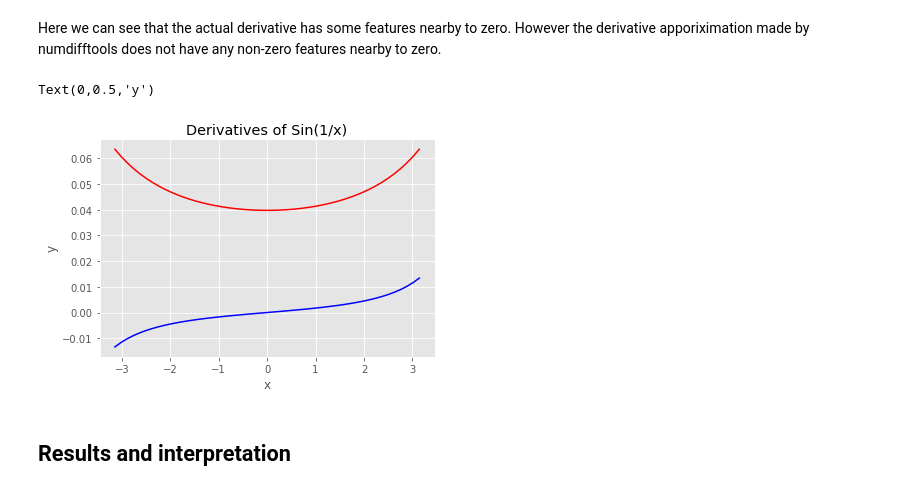
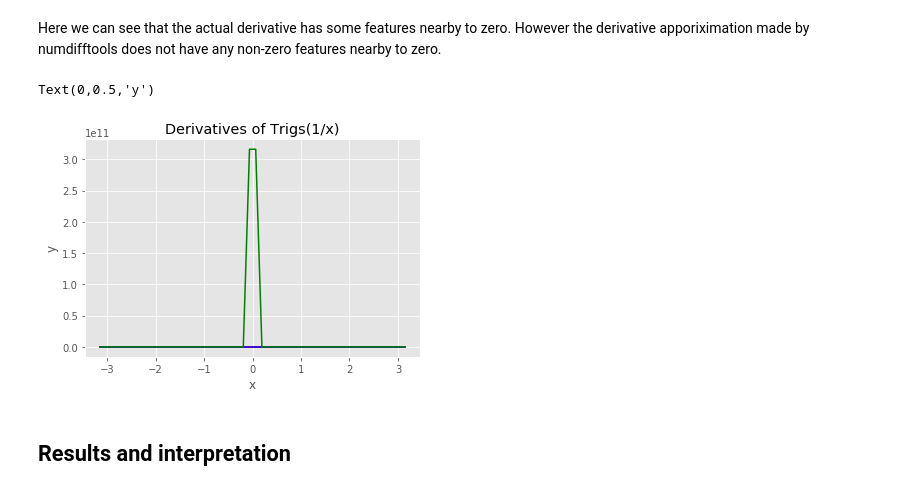
Before and after one commit to cu-numcomp/numcomp-team-project-team-i, a Jupyter notebook: project.ipynb, the cells around one changed output. Saved outputs shown, nothing was run; the diff lists cells and outputs as text; code cells hidden in the pictures.

```diff
--- a/project.ipynb
+++ b/project.ipynb
@@ -214,27 +214,29 @@ Here we can see that the actual derivative has some features nearby to zero. How
 # %%
 def oversin(x):
     return np.sin(1/x)
 
 def overcos(x):
     return np.cos(1/x)
 
 def div5sin(x):
-    return ((20*x(12*x**2-1)*np.sin(1/x))+(-120*x**4+120*x**2-1)*np.cos(1/x)
+    return ((20*x*(12*x**2-1)*np.sin(1/x))+(-120*x**4+120*x**2-1)*np.cos(1/x))/x**10
 
 
 xi = np.linspace(-np.pi, np.pi, 50)
 df = nd.Derivative(oversin,5)
 dg = nd.Derivative(overcos,5)
 y = df(xi)
 h = plt.plot(xi, y, color='red')
 y = dg(xi)
 h = plt.plot(xi, y, color='blue')
+y = div5sin(xi)
+h = plt.plot(xi,y,color='green')
 plt.title("Derivatives of Trigs(1/x)")
 plt.xlabel("x")
 plt.ylabel("y")
 # %% [output]
 Text(0,0.5,'y')
-[figure, old version]
+[figure, new version]
 # %% [markdown]
 ## Results and interpretation
 # %% [markdown]
```
Also changed, not shown: parts of 1 cell of this notebook.
